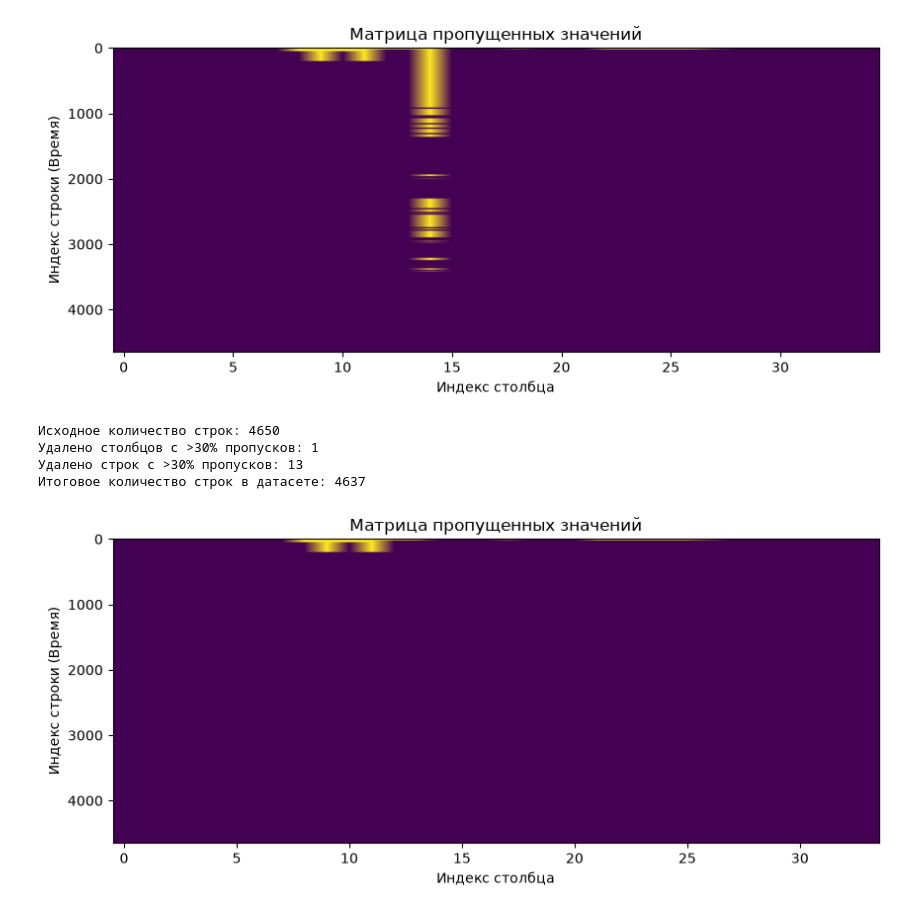
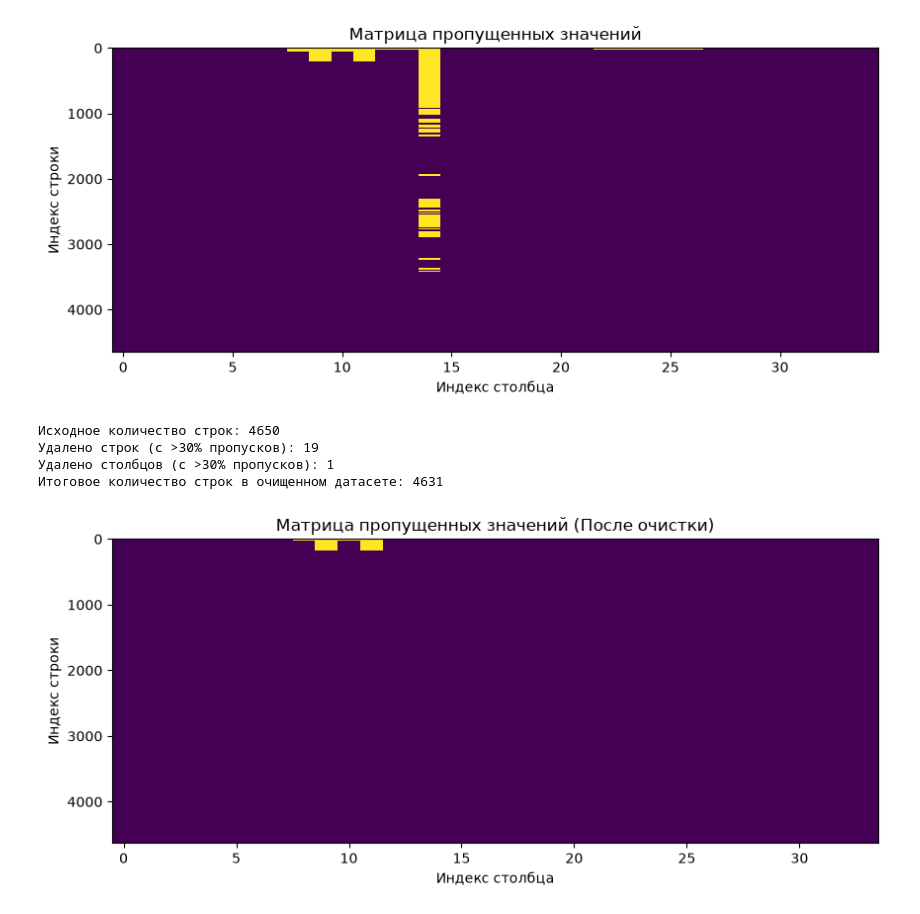
Before and after one commit to GhigherF/Labs67, a Jupyter notebook: AD/2/1.ipynb, the cells around one changed output. Drawn from its saved outputs; the diff is of its cells as text; code cells hidden in the pictures.

```diff
--- a/AD/2/1.ipynb
+++ b/AD/2/1.ipynb
@@ -35,53 +35,58 @@ dtype: float64
 # %%
 import matplotlib.pyplot as plt
 
+df = pd.read_csv("NIFTY_IT.csv")
+initial_rows = len(df)
+
 plt.figure(figsize=(10, 4))
-
-plt.imshow(df.isnull(), cmap='viridis', aspect='auto', interpolation='bilinear')
-plt.title('Матрица пропущенных значений', fontsize=12)
-plt.xlabel('Индекс столбца')
-plt.ylabel('Индекс строки (Время)')
+plt.imshow(df.isna(), cmap="viridis", aspect="auto", interpolation="nearest")
+plt.title("Матрица пропущенных значений", fontsize=12)
+plt.xlabel("Индекс столбца")
+plt.ylabel("Индекс строки")
 plt.show()
 # %% [output]
-[figure, old version]
+[figure, new version]
 # %%
-import pandas as pd
-import matplotlib.pyplot as plt
-
+# 1. Загрузка данных
 df = pd.read_csv("NIFTY_IT.csv")
 initial_rows = len(df)
+cols_before = df.shape[1]
 
+# Порог пропусков (30%)
+threshold = 0.3
 
-column_threshold = 0.3
-cols_before = df.shape[1]
-df = df.dropna(thresh=int((1 - column_threshold) * initial_rows), axis=1)
-dropped_cols = cols_before - df.shape[1]
+# 2. ШАГ 1: Сначала удаляем СТРОКИ с высоким содержанием NaN.
+# Это "обрежет" верхний временной блок, где сфокусированы пропуски в 14-м столбце.
+min_non_na_per_row = int((1 - threshold) * cols_before)
+df_clean = df.dropna(thresh=min_non_na_per_row, axis=0)
 
+dropped_rows = initial_rows - len(df_clean)
 
-row_threshold = 0.3
-min_non_na_per_row = int((1 - row_threshold) * df.shape[1])
-df_clean = df.dropna(thresh=min_non_na_per_row, axis=0)
+# 3. ШАГ 2: Теперь проверяем СТОЛБЦЫ на оставшихся данных.
+# Если после "обрезки" проблемных строк в столбцах останутся пропуски >30%, они удалятся.
+rows_after_row_drop = len(df_clean)
+min_non_na_per_col = int((1 - threshold) * rows_after_row_drop)
+df_clean = df_clean.dropna(thresh=min_non_na_per_col, axis=1)
+
+dropped_cols = cols_before - df_clean.shape[1]
 final_rows = len(df_clean)
-dropped_rows = initial_rows - final_rows
+
+# 4. Вывод статистики
 print(f"Исходное количество строк: {initial_rows}")
-print(f"Удалено столбцов с >30% пропусков: {dropped_cols}")
-print(f"Удалено строк с >30% пропусков: {dropped_rows}")
-print(f"Итоговое количество строк в датасете: {final_rows}")
+print(f"Удалено строк (с >{int(threshold*100)}% пропусков): {dropped_rows}")
+print(f"Удалено столбцов (с >{int(threshold*100)}% пропусков): {dropped_cols}")
+print(f"Итоговое количество строк в очищенном датасете: {final_rows}")
 
-
-
-
-
+# 5. Визуализация очищенного датасета
 plt.figure(figsize=(10, 4))
-
-plt.imshow(df.isnull(), cmap='viridis', aspect='auto', interpolation='bilinear')
-plt.title('Матрица пропущенных значений', fontsize=12)
-plt.xlabel('Индекс столбца')
-plt.ylabel('Индекс строки (Время)')
+plt.imshow(df_clean.isnull(), cmap="viridis", aspect="auto", interpolation="nearest")
+plt.title("Матрица пропущенных значений (После очистки)", fontsize=12)
+plt.xlabel("Индекс столбца")
+plt.ylabel("Индекс строки")
 plt.show()
 # %% [output]
 Исходное количество строк: 4650
-Удалено столбцов с >30% пропусков: 1
-Удалено строк с >30% пропусков: 13
-Итоговое количество строк в датасете: 4637
+Удалено строк (с >30% пропусков): 19
+Удалено столбцов (с >30% пропусков): 1
+Итоговое количество строк в очищенном датасете: 4631
-[figure, old version]
+[figure, new version]
```
Also changed, not shown: parts of 6 cells of this notebook, 59 other files.
